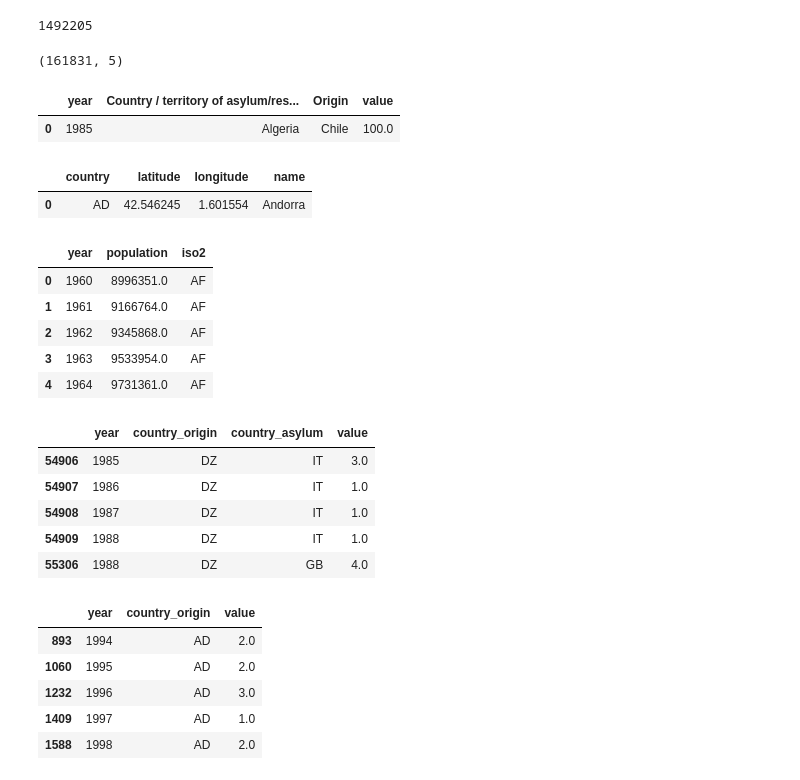
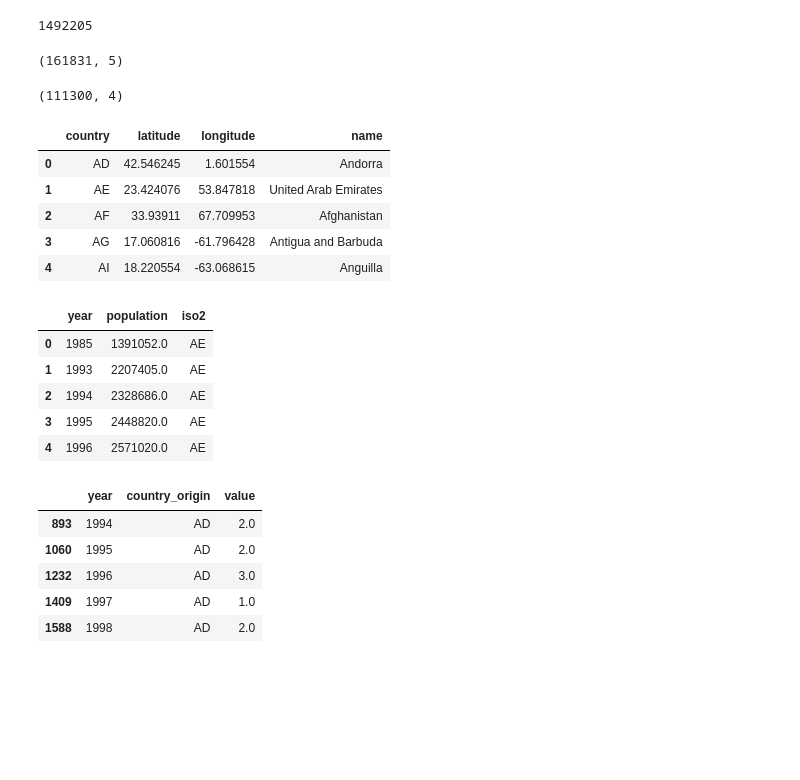
Before and after one commit to QuentinBacuet/Data-Visualization-Project, a Jupyter notebook: data_preparation/data_preparation_in_out_fraction.ipynb, the cells around one changed output. Cells and saved outputs as stored; diff of their text form; code cells hidden in the pictures; blank space fills up the shorter version.

```diff
--- a/data_preparation/data_preparation_graph.ipynb
+++ b/data_preparation/data_preparation_in_out_fraction.ipynb
@@ -15,61 +15,69 @@ from matplotlib import colors
 import seaborn as sns
 sns.set()
 # %%
+# Import the data of time series
 df_refugee = pd.read_csv("time_series.csv",low_memory=False)
 display(df_refugee.size)
+
+# Change the values to numbers and set discard invalid
 df_refugee['Value'] = pd.to_numeric(df_refugee['Value'], errors='coerce')
 df_refugee= df_refugee[df_refugee['Value'] > 0]
+
+#Only keep the entries that are in our temporal bounds
 df_refugee = df_refugee[df_refugee['Year']>1984]
 display(df_refugee.shape)
+
+#Group every type of refugees
 df_refugee = df_refugee.groupby(['Year','Country / territory of asylum/residence','Origin']).sum().reset_index()
 df_refugee = df_refugee.rename(columns={"Year":"year","Value":"value"})
-display(df_refugee.head(1))
+display(df_refugee.shape)
 # %% [output]
 1492205
 (161831, 5)
-|  | year | Country / territory of asylum/res... | Origin | value |
-| 0 | 1985 | Algeria | Chile | 100.0 |
+(111300, 4)
 # %%
+# Read the geo.csv file that will be used to map country to latitude and longitude
 df_geo  = pd.read_csv("geo.csv",na_values ='NaN',keep_default_na =False)
-display(df_geo.head(1))
+display(df_geo.head())
 # %% [output]
 |  | country | latitude | longitude | name |
 | 0 | AD | 42.546245 | 1.601554 | Andorra |
+| 1 | AE | 23.424076 | 53.847818 | United Arab Emirates |
+| 2 | AF | 33.93911 | 67.709953 | Afghanistan |
+| 3 | AG | 17.060816 | -61.796428 | Antigua and Barbuda |
+| 4 | AI | 18.220554 | -63.068615 | Anguilla |
 # %%
+# Import the data of that is used to map the country code iso2 to iso3
 df_isos = pd.read_csv("../docs/data/iso2_to_iso3.csv", sep=',')
-df_pop = pd.read_csv("../docs/data/population.csv")
 
-df_pop = df_pop.merge(df_isos, left_on='Country Code', right_on='iso3')
-df_pop = df_pop.drop(['Country Name', 'Country Code', 'iso3'], 1)
+# Import the data of population per year
+df_pop = pd.read_csv("../docs/data/data_populations.csv")
+
+# Merge the countries with the country codes iso3
+df_pop = df_pop.merge(df_isos, left_on='Country Code', right_on='iso2')
+df_pop = df_pop.drop(['Country Code', 'iso3'], 1)
 df_pop = df_pop.rename(columns={'Value':'population', 'Year':'year'})
 display(df_pop.head())
 # %% [output]
 |  | year | population | iso2 |
-| 0 | 1960 | 8996351.0 | AF |
-| 1 | 1961 | 9166764.0 | AF |
-| 2 | 1962 | 9345868.0 | AF |
-| 3 | 1963 | 9533954.0 | AF |
-| 4 | 1964 | 9731361.0 | AF |
+| 0 | 1985 | 1391052.0 | AE |
+| 1 | 1993 | 2207405.0 | AE |
+| 2 | 1994 | 2328686.0 | AE |
+| 3 | 1995 | 2448820.0 | AE |
+| 4 | 1996 | 2571020.0 | AE |
 # %%
-
+# Merge the refugees country asylum with the latitude and the longitude
 df_merge = df_refugee.merge(df_geo, left_on='Country / territory of asylum/residence', right_on='name', how='inner')
 df_merge = df_merge[['year','value','Origin',"country"]]
 df_merge = df_merge.rename(columns={"country" : "country_asylum"})
+
+# Merge the refugees country origin with the latitude and the longitude
 df_merge = df_merge.merge(df_geo, left_on='Origin', right_on='name', how='inner')
-
 df_merge = df_merge[['year',"country","country_asylum",'value']]
 df_merge = df_merge.rename(columns={"country":"country_origin"})
 
+# Discard flows where the asylum is the same as the country of origin
 df_merge = df_merge[df_merge['country_asylum']!=df_merge['country_origin']]
 
 df_merge = df_merge.sort_values("year")
-
-display(df_merge[df_merge.country_origin=='DZ'].head())
-# %% [output]
-|  | year | country_origin | country_asylum | value |
-| 54906 | 1985 | DZ | IT | 3.0 |
-| 54907 | 1986 | DZ | IT | 1.0 |
-| 54908 | 1987 | DZ | IT | 1.0 |
-| 54909 | 1988 | DZ | IT | 1.0 |
-| 55306 | 1988 | DZ | GB | 4.0 |
 # %%
```
Also changed, not shown: parts of 7 cells of this notebook, 6 other files.
